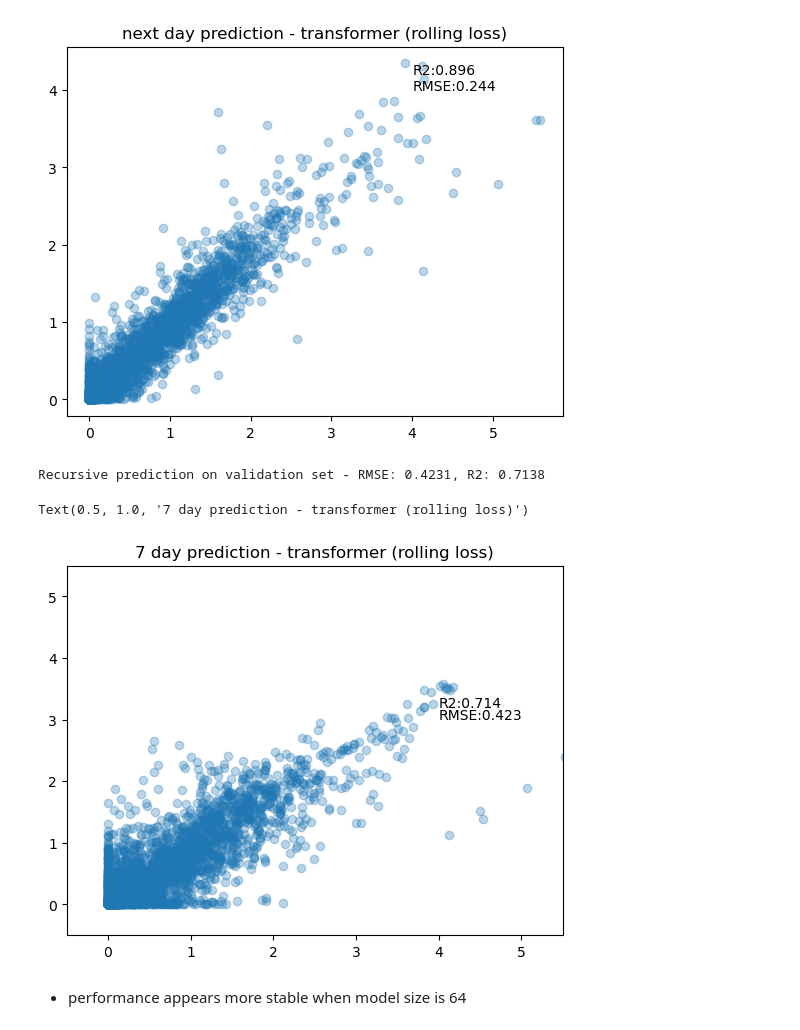
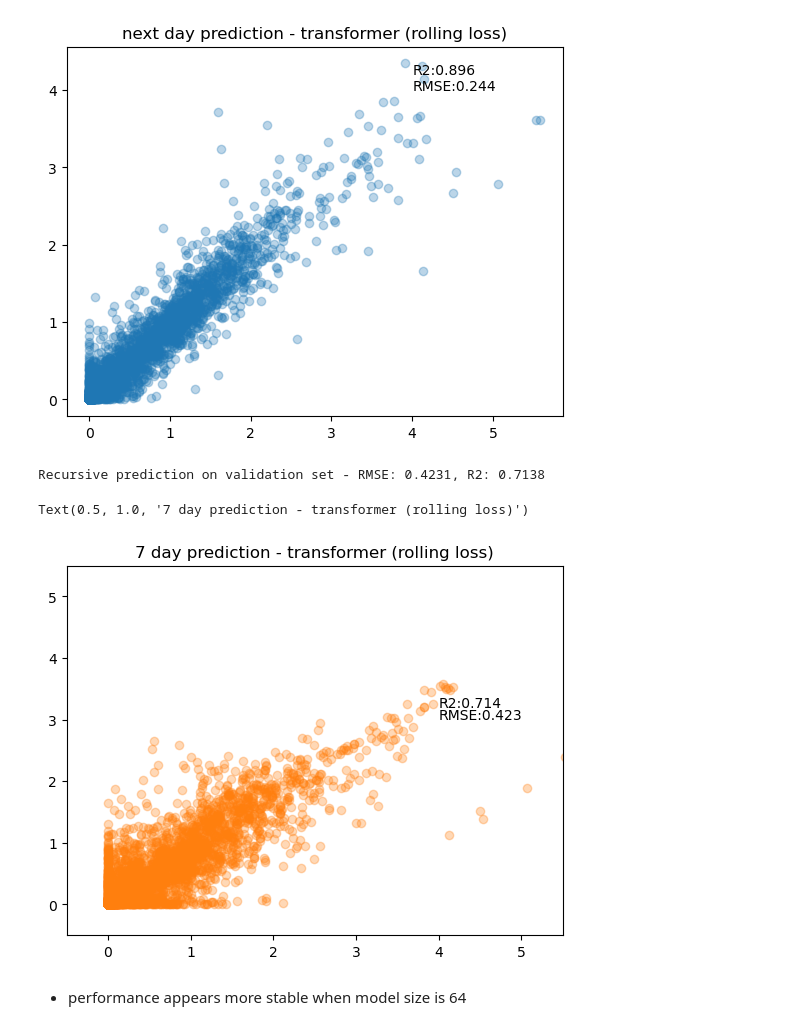
Before and after one commit to PinaColadast/eth-capstone-treewater-deficit, a Jupyter notebook: 04_Transformer_training_rolling_loss.ipynb, the cells around one changed output. Cells and saved outputs as stored; diff of their text form; code cells hidden in the pictures.

Commit message:
results of rolling loss training Transformer

```diff
--- a/04_Transformer_training_rolling_loss.ipynb
+++ b/04_Transformer_training_rolling_loss.ipynb
@@ -789,19 +789,19 @@ plt.scatter( y_val_at,y_pred_val_at)
 # %%
 rmse_at= root_mean_squared_error(utils.clip_and_inverse_log2_transform(y_val_at), utils.clip_and_inverse_log2_transform(y_pred_val_at))
 r2_at = r2_score(utils.clip_and_inverse_log2_transform(y_val_at), utils.clip_and_inverse_log2_transform(y_pred_val_at))
 print(f"Recursive prediction on validation set - RMSE: {rmse_at:.4f}, R2: {r2_at:.4f}")
 
 
-plt.scatter(utils.clip_and_inverse_log2_transform(y_val_at), utils.clip_and_inverse_log2_transform(y_pred_val_at), alpha=0.3)
+plt.scatter(utils.clip_and_inverse_log2_transform(y_val_at), utils.clip_and_inverse_log2_transform(y_pred_val_at), alpha=0.3, color = "tab:orange")
 plt.text(x=4, y = 3, s = f"RMSE:{rmse_at:.3f}")
 plt.text(x= 4, y = 3.2, s=f"R2:{r2_at:.3f}")
 plt.xlim(-0.5,5.5)
 plt.ylim(-0.5, 5.5)
 plt.title("7 day prediction - transformer (rolling loss)")
 # %% [output]
 Recursive prediction on validation set - RMSE: 0.4231, R2: 0.7138
 Text(0.5, 1.0, '7 day prediction - transformer (rolling loss)')
-[figure, old version]
+[figure, new version]
 # %% [markdown]
 - performance appears more stable when model size is 64
 # %%
```
